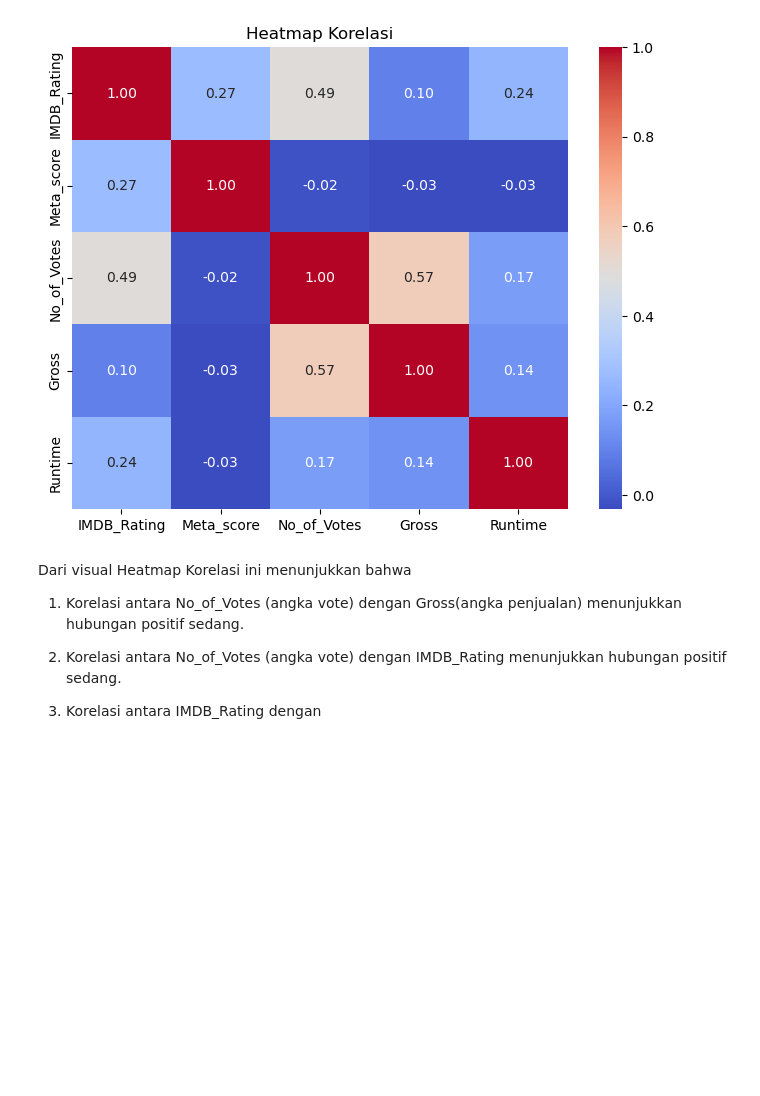
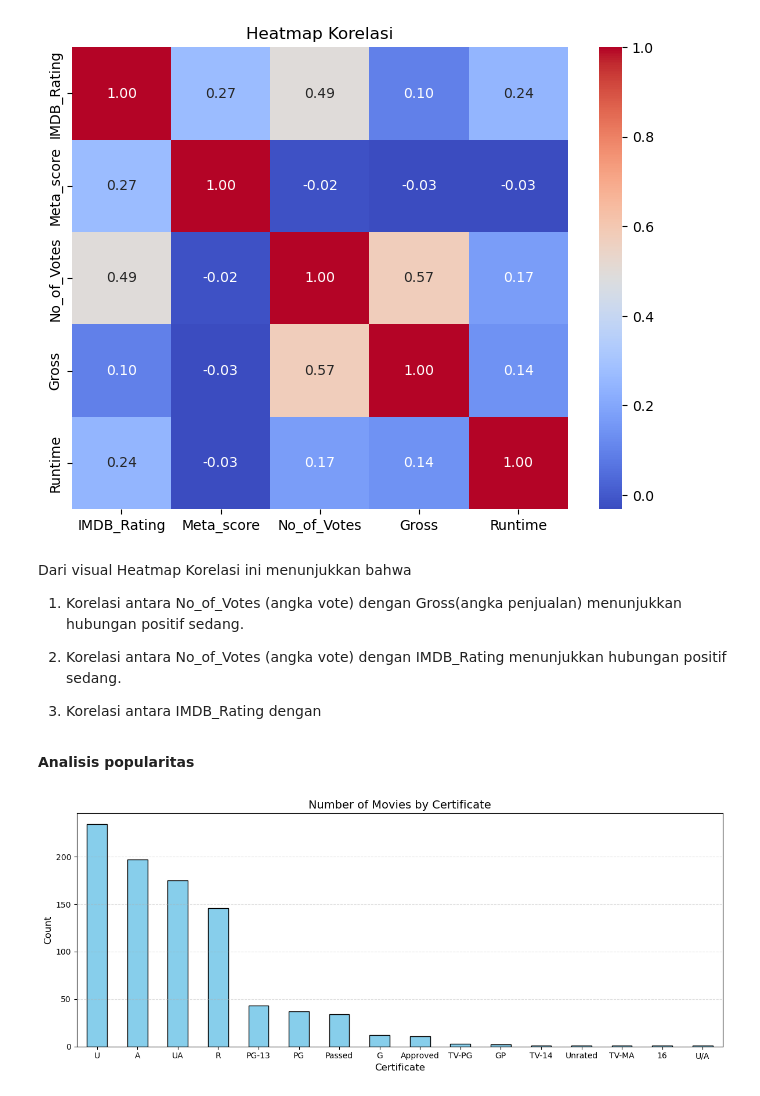
Before and after one commit to sipalingnub/fpStatpropb24, a Jupyter notebook: FP_Statprob_2024 (1).ipynb, the cells around one changed output. Saved outputs shown, nothing was run; the diff lists cells and outputs as text; code cells hidden in the pictures; blank space fills up the shorter version.

Commit message:
popular

```diff
--- a/FP_Statprob_2024 (1).ipynb
+++ b/FP_Statprob_2024 (1).ipynb
@@ -103,0 +102,24 @@ halo ini cla
+# %% [markdown]
+**Analisis popularitas**
+# %%
+#analisis popularitas data (kaisar)
+
+# Group the data by "Certificate" and count the occurrences
+certificate_counts = data["Certificate"].value_counts()
+
+# Plot the bar chart
+plt.figure(figsize=(12, 5))
+certificate_counts.plot(kind="bar", color="skyblue", edgecolor="black")
+
+# Add labels and title
+plt.title("Number of Movies by Certificate", fontsize=14)
+plt.xlabel("Certificate", fontsize=12)
+plt.ylabel("Count", fontsize=12)
+plt.xticks(rotation=0)
+plt.grid(axis="y", linestyle="--", alpha=0.4)
+
+# Show the plot
+plt.tight_layout()
+plt.show()
+# %% [output]
+[figure, added]
```
Also changed, not shown: parts of 4 cells of this notebook.
